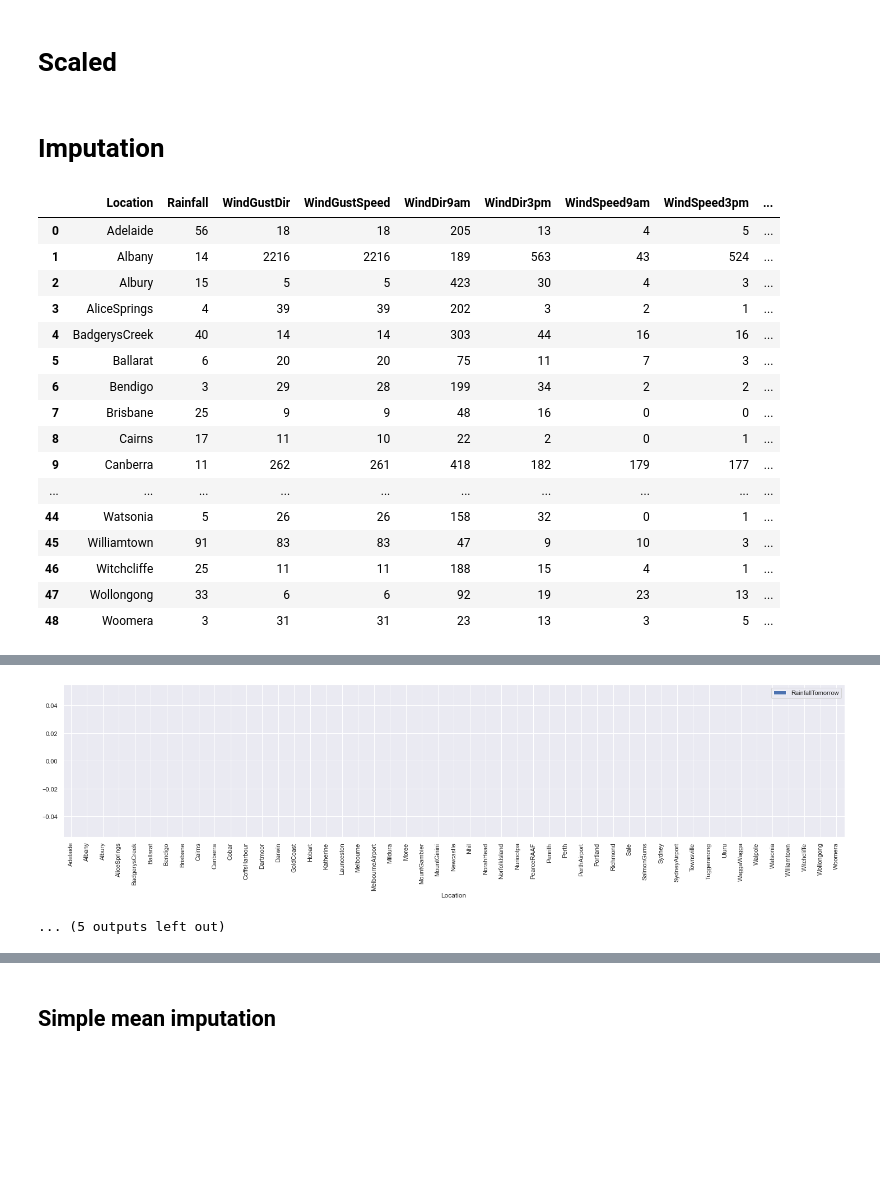
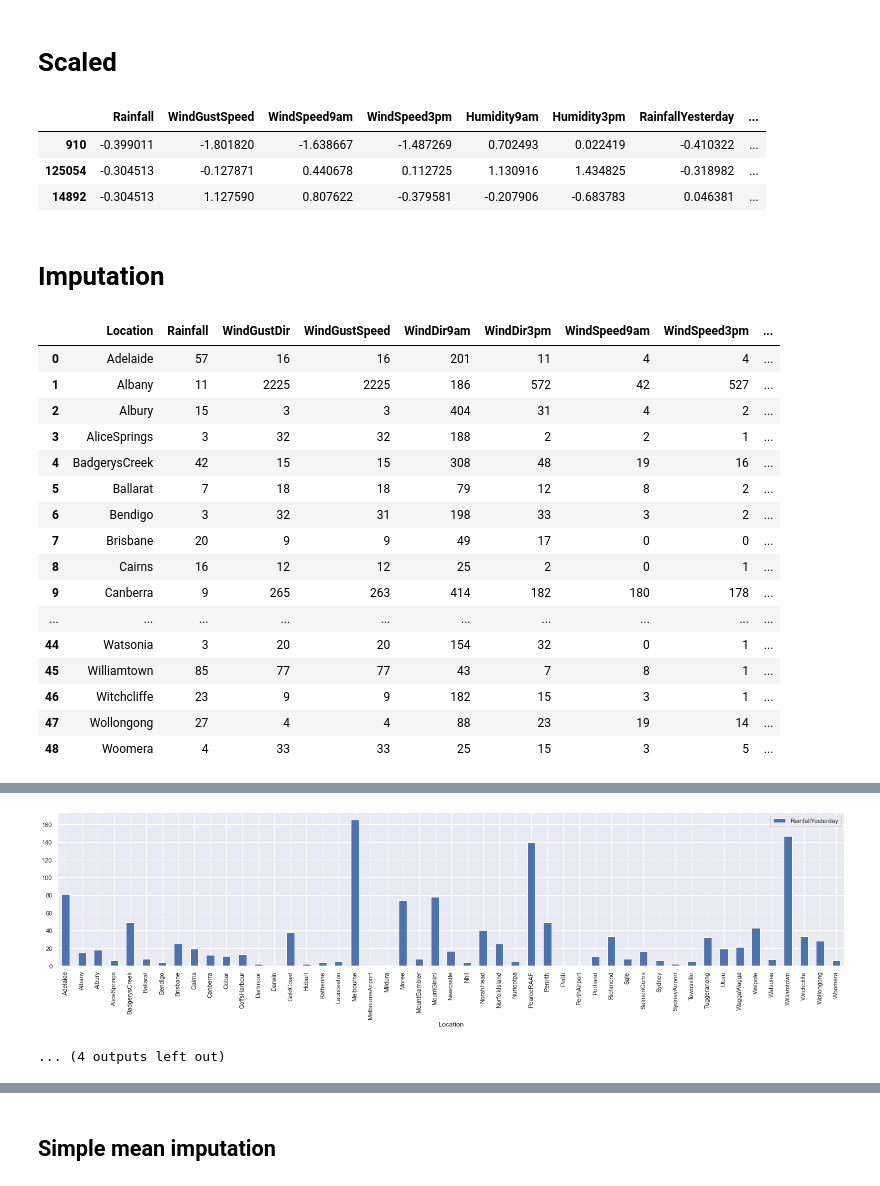
Before and after one commit to AgustinBaffo/CEIA, a Jupyter notebook: 03 - Analisis de Datos/TP-Final/1_Analysis.ipynb, the cells around one changed output, grey strips where cells are left out. Drawn from its saved outputs; the diff is of its cells as text; code cells hidden in the pictures; blank space fills up the shorter version.

```diff
--- a/03 - Analisis de Datos/TP-Final/1_Analysis.ipynb
+++ b/03 - Analisis de Datos/TP-Final/1_Analysis.ipynb
@@ -584,13 +517,19 @@ from sklearn.preprocessing import StandardScaler
 
 scaler = StandardScaler()
 X_train[scaled_columns] = scaler.fit_transform(X_train[scaled_columns])
+X_train[scaled_columns].head(3)
+# %% [output]
+|  | Rainfall | WindGustSpeed | WindSpeed9am | WindSpeed3pm | Humidity9am | Humidity3pm | RainfallYesterday | ... |
+| 910 | -0.399011 | -1.801820 | -1.638667 | -1.487269 | 0.702493 | 0.022419 | -0.410322 | ... |
+| 125054 | -0.304513 | -0.127871 | 0.440678 | 0.112725 | 1.130916 | 1.434825 | -0.318982 | ... |
+| 14892 | -0.304513 | 1.127590 | 0.807622 | -0.379581 | -0.207906 | -0.683783 | 0.046381 | ... |
 # %% [markdown]
 # Imputation
 # %%
 pd.set_option("display.max_columns", None)
 %matplotlib inline
 
-drop_df_nan = drop_columns+['RainTomorrow']+[col for col in X_train if col.startswith('LocationType_')]
+drop_df_nan = drop_columns+['RainTomorrow']+['RainfallTomorrow']+[col for col in X_train if col.startswith('LocationType_')]
 df_nan_location = X_train.drop(drop_df_nan,axis=1).isnull().groupby(X_train['Location']).sum().astype(int)
 df_nan_location.reset_index('Location',inplace=True)
 
@@ -600,19 +539,19 @@ for col in list(df_nan_location.drop(['Location'],axis=1).columns.values):
 df_nan_location
 # %% [output]
 |  | Location | Rainfall | WindGustDir | WindGustSpeed | WindDir9am | WindDir3pm | WindSpeed9am | WindSpeed3pm | ... |
-| 0 | Adelaide | 56 | 18 | 18 | 205 | 13 | 4 | 5 | ... |
-| 1 | Albany | 14 | 2216 | 2216 | 189 | 563 | 43 | 524 | ... |
-| 2 | Albury | 15 | 5 | 5 | 423 | 30 | 4 | 3 | ... |
-| 3 | AliceSprings | 4 | 39 | 39 | 202 | 3 | 2 | 1 | ... |
-| 4 | BadgerysCreek | 40 | 14 | 14 | 303 | 44 | 16 | 16 | ... |
-| 5 | Ballarat | 6 | 20 | 20 | 75 | 11 | 7 | 3 | ... |
-| 6 | Bendigo | 3 | 29 | 28 | 199 | 34 | 2 | 2 | ... |
-| 7 | Brisbane | 25 | 9 | 9 | 48 | 16 | 0 | 0 | ... |
-| 8 | Cairns | 17 | 11 | 10 | 22 | 2 | 0 | 1 | ... |
-| 9 | Canberra | 11 | 262 | 261 | 418 | 182 | 179 | 177 | ... |
+| 0 | Adelaide | 57 | 16 | 16 | 201 | 11 | 4 | 4 | ... |
+| 1 | Albany | 11 | 2225 | 2225 | 186 | 572 | 42 | 527 | ... |
+| 2 | Albury | 15 | 3 | 3 | 404 | 31 | 4 | 2 | ... |
+| 3 | AliceSprings | 3 | 32 | 32 | 188 | 2 | 2 | 1 | ... |
+| 4 | BadgerysCreek | 42 | 15 | 15 | 308 | 48 | 19 | 16 | ... |
+| 5 | Ballarat | 7 | 18 | 18 | 79 | 12 | 8 | 2 | ... |
+| 6 | Bendigo | 3 | 32 | 31 | 198 | 33 | 3 | 2 | ... |
+| 7 | Brisbane | 20 | 9 | 9 | 49 | 17 | 0 | 0 | ... |
+| 8 | Cairns | 16 | 12 | 12 | 25 | 2 | 0 | 1 | ... |
+| 9 | Canberra | 9 | 265 | 263 | 414 | 182 | 180 | 178 | ... |
 | ... | ... | ... | ... | ... | ... | ... | ... | ... | ... |
-| 44 | Watsonia | 5 | 26 | 26 | 158 | 32 | 0 | 1 | ... |
-| 45 | Williamtown | 91 | 83 | 83 | 47 | 9 | 10 | 3 | ... |
-| 46 | Witchcliffe | 25 | 11 | 11 | 188 | 15 | 4 | 1 | ... |
-| 47 | Wollongong | 33 | 6 | 6 | 92 | 19 | 23 | 13 | ... |
-| 48 | Woomera | 3 | 31 | 31 | 23 | 13 | 3 | 5 | ... |
+| 44 | Watsonia | 3 | 20 | 20 | 154 | 32 | 0 | 1 | ... |
+| 45 | Williamtown | 85 | 77 | 77 | 43 | 7 | 8 | 1 | ... |
+| 46 | Witchcliffe | 23 | 9 | 9 | 182 | 15 | 3 | 1 | ... |
+| 47 | Wollongong | 27 | 4 | 4 | 88 | 23 | 19 | 14 | ... |
+| 48 | Woomera | 4 | 33 | 33 | 25 | 15 | 3 | 5 | ... |
@@ -629,5 +568,5 @@ df_nan_location
-[figure, old version]
+[figure, new version]
-... (5 outputs left out)
+... (4 outputs left out)
 # %%
 drop_df_nan = drop_columns+['RainTomorrow']+[col for col in X_train if col.startswith('LocationType_')]
 df_nan_clusters = X_train.drop(drop_df_nan,axis=1).groupby(X_train['LocationType']).sum().astype(int)
```
Also changed, not shown: parts of 36 cells of this notebook, 2 other files.
